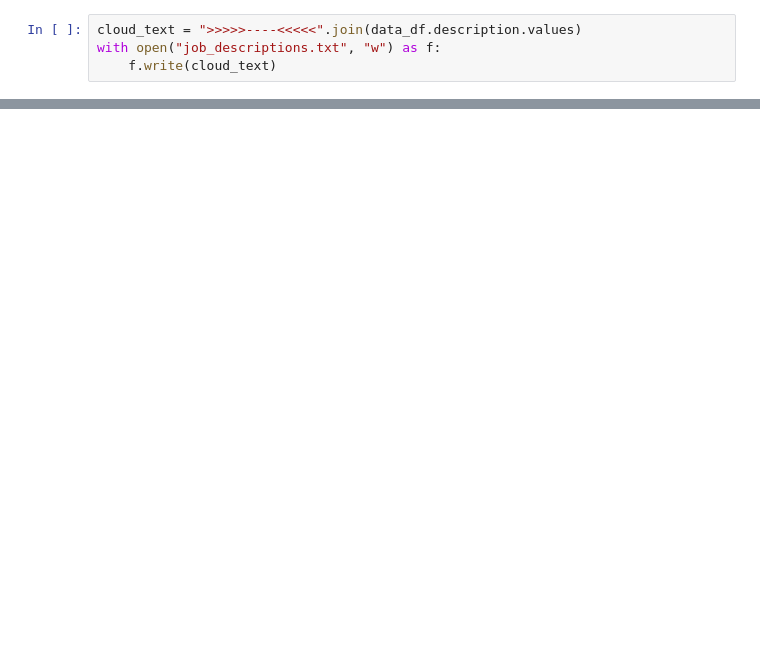
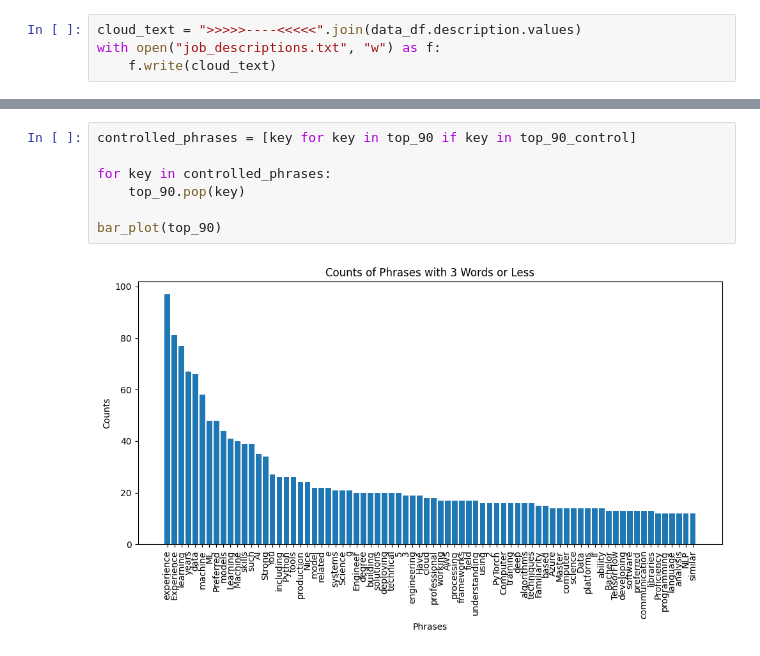
Before and after one commit to arvinnick/job-market-analysis, a Jupyter notebook: linkedin job analysis.ipynb, the cells around one changed output, grey strips where cells are left out. Cells and saved outputs as stored; diff of their text form; blank space fills up the shorter version.

```diff
--- a/linkedin job analysis.ipynb
+++ b/linkedin job analysis.ipynb
@@ -114,0 +136,9 @@ plt.show()
+# %%
+controlled_phrases = [key for key in top_90 if key in top_90_control]
+
+for key in controlled_phrases:
+    top_90.pop(key)
+
+bar_plot(top_90)
+# %% [output]
+[figure, added]
```
Also changed, not shown: parts of 8 cells of this notebook, 1 other file.
